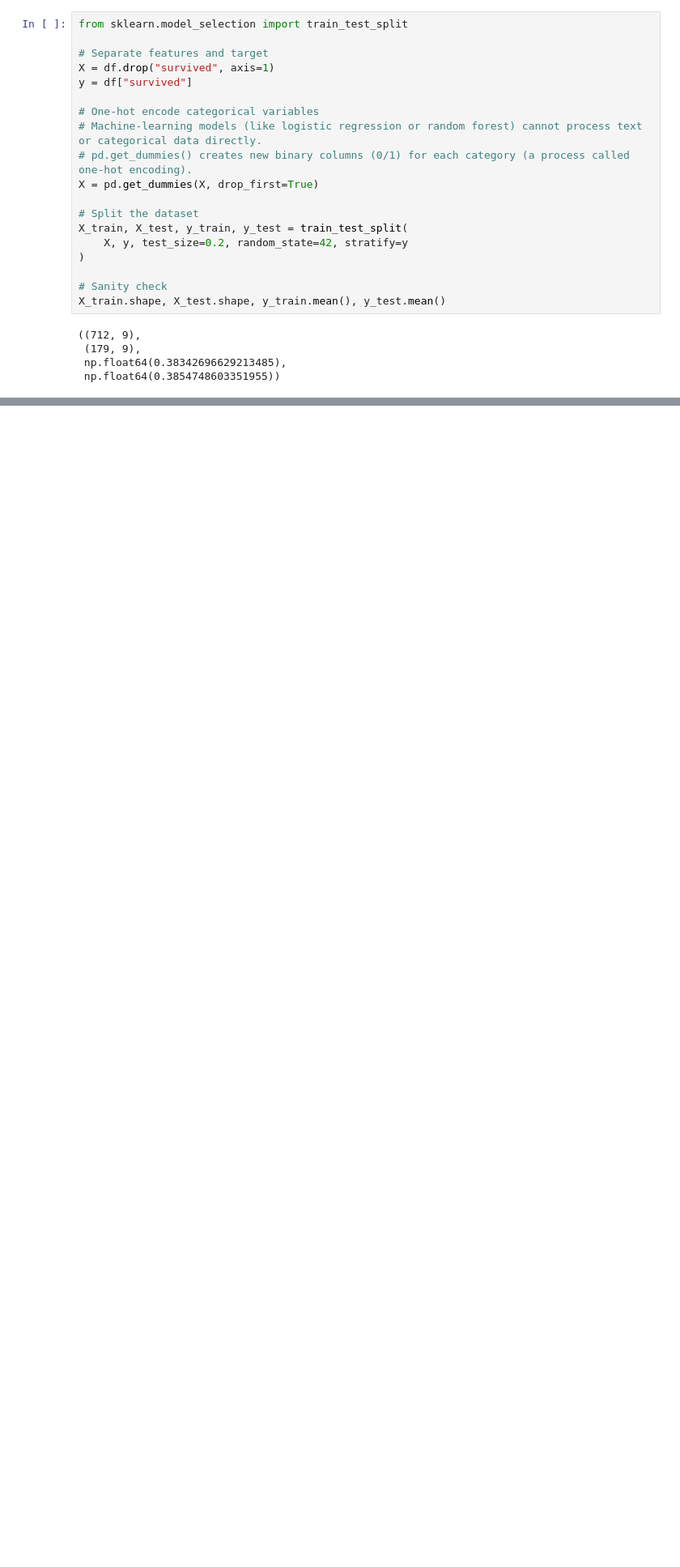
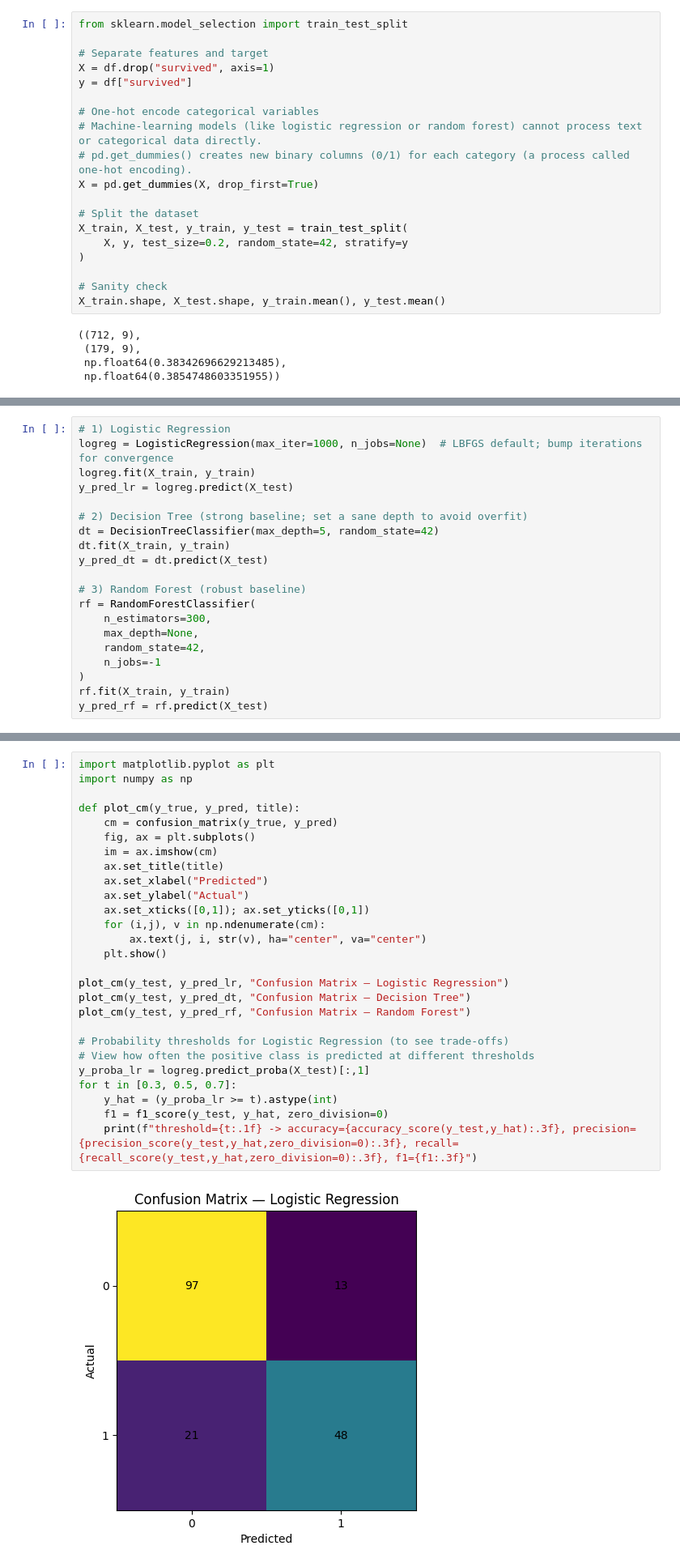
Before and after one commit to MarieLvsq/ML-Foundations, a Jupyter notebook: Week1_ML_Basics.ipynb, the cells around one changed output, grey strips where cells are left out. Shown: that part at 81% size. Cells and saved outputs as stored; diff of their text form; blank space fills up the shorter version.

```diff
--- a/Week1_ML_Basics.ipynb
+++ b/Week1_ML_Basics.ipynb
@@ -159,0 +173,20 @@ X_train.shape, X_test.shape, y_train.mean(), y_test.mean()
+# %%
+# 1) Logistic Regression
+logreg = LogisticRegression(max_iter=1000, n_jobs=None)  # LBFGS default; bump iterations for convergence
+logreg.fit(X_train, y_train)
+y_pred_lr = logreg.predict(X_test)
+
+# 2) Decision Tree (strong baseline; set a sane depth to avoid overfit)
+dt = DecisionTreeClassifier(max_depth=5, random_state=42)
+dt.fit(X_train, y_train)
+y_pred_dt = dt.predict(X_test)
+
+# 3) Random Forest (robust baseline)
+rf = RandomForestClassifier(
+    n_estimators=300,
+    max_depth=None,
+    random_state=42,
+    n_jobs=-1
+)
+rf.fit(X_train, y_train)
+y_pred_rf = rf.predict(X_test)
@@ -159,0 +242,29 @@ X_train.shape, X_test.shape, y_train.mean(), y_test.mean()
+# %%
+import matplotlib.pyplot as plt
+import numpy as np
+
+def plot_cm(y_true, y_pred, title):
+    cm = confusion_matrix(y_true, y_pred)
+    fig, ax = plt.subplots()
+    im = ax.imshow(cm)
+    ax.set_title(title)
+    ax.set_xlabel("Predicted")
+    ax.set_ylabel("Actual")
+    ax.set_xticks([0,1]); ax.set_yticks([0,1])
+    for (i,j), v in np.ndenumerate(cm):
+        ax.text(j, i, str(v), ha="center", va="center")
+    plt.show()
+
+plot_cm(y_test, y_pred_lr, "Confusion Matrix — Logistic Regression")
+plot_cm(y_test, y_pred_dt, "Confusion Matrix — Decision Tree")
+plot_cm(y_test, y_pred_rf, "Confusion Matrix — Random Forest")
+
+# Probability thresholds for Logistic Regression (to see trade-offs)
+# View how often the positive class is predicted at different thresholds
+y_proba_lr = logreg.predict_proba(X_test)[:,1]
+for t in [0.3, 0.5, 0.7]:
+    y_hat = (y_proba_lr >= t).astype(int)
+    f1 = f1_score(y_test, y_hat, zero_division=0)
+    print(f"threshold={t:.1f} -> accuracy={accuracy_score(y_test,y_hat):.3f}, precision={precision_score(y_test,y_hat,zero_division=0):.3f}, recall={recall_score(y_test,y_hat,zero_division=0):.3f}, f1={f1:.3f}")
+# %% [output]
+[figure, added]
```
Also changed, not shown: parts of 15 cells of this notebook, 1 other file.
